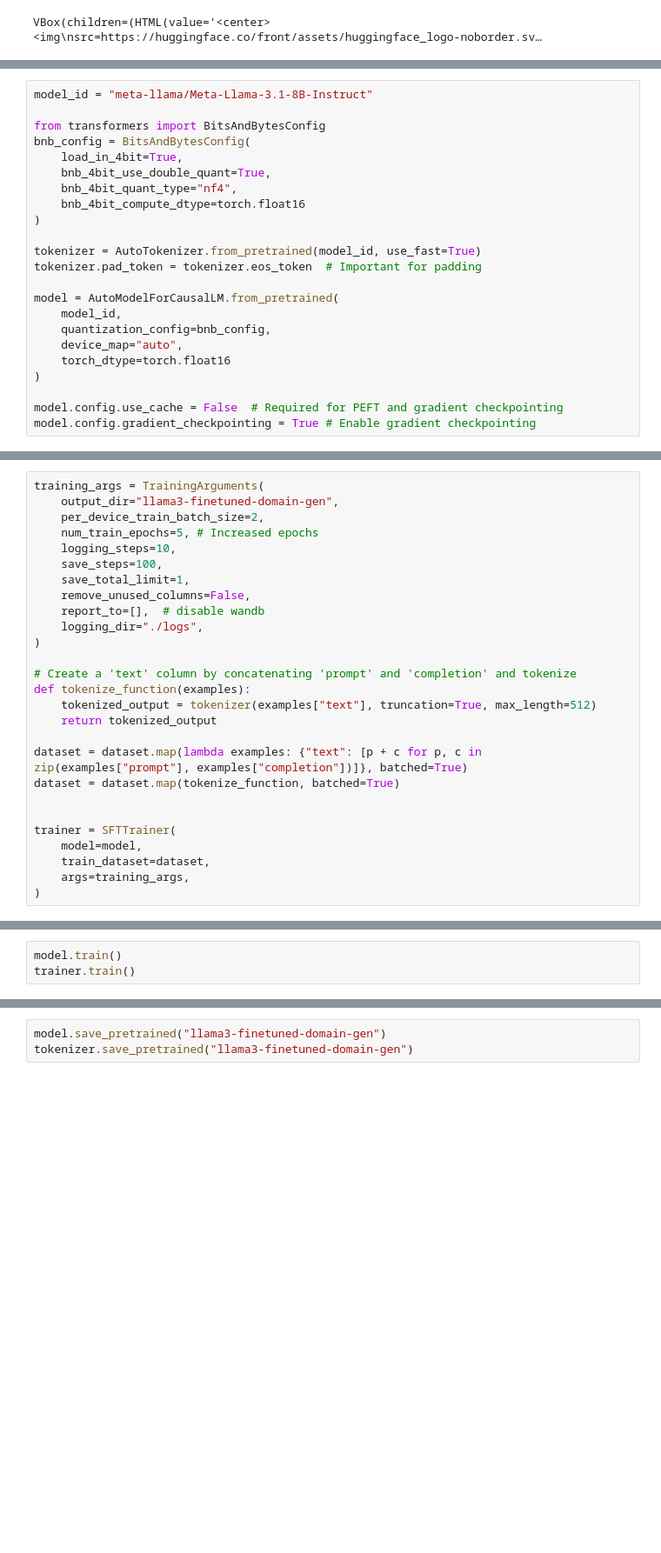
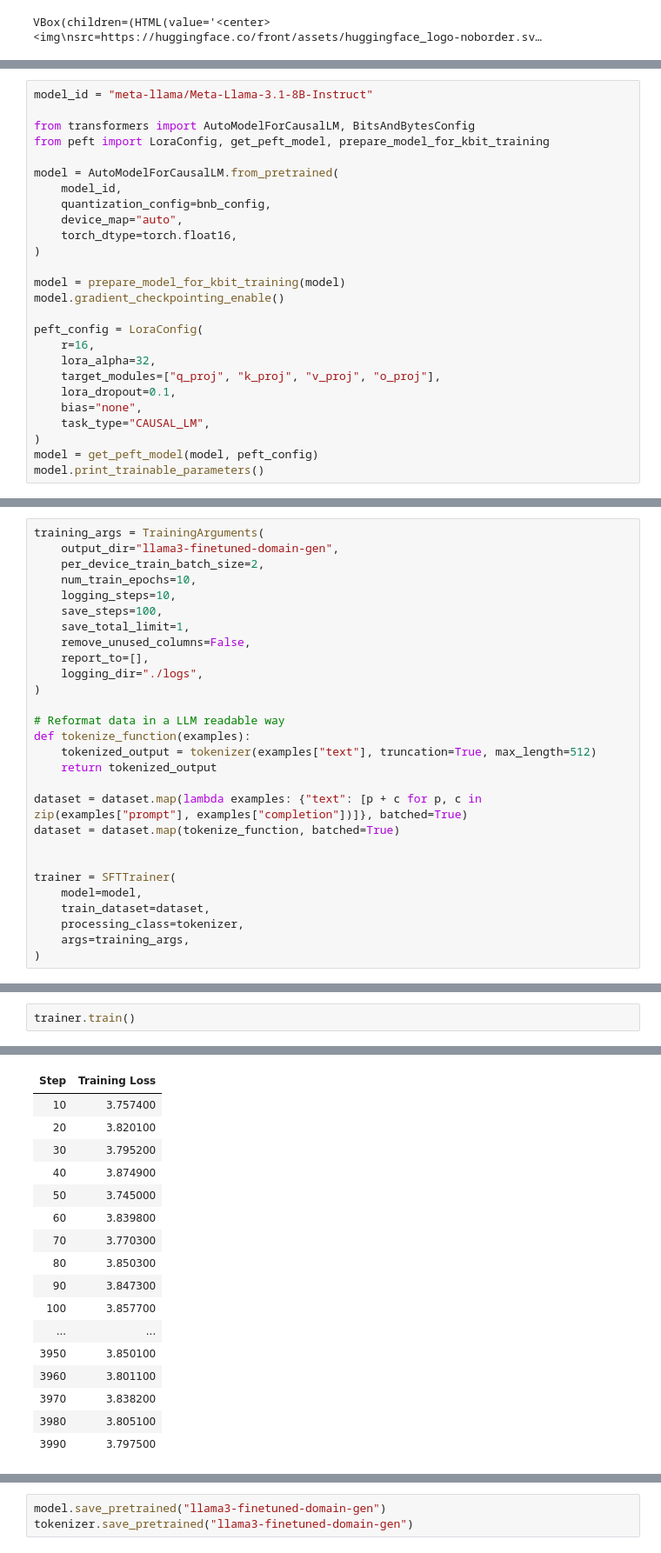
Before and after one commit to andrewywin/Domain_finetuning, a Jupyter notebook: domain_generation.ipynb, the cells around one changed output, grey strips where cells are left out. Shown: that part at 87% size. Drawn from its saved outputs; the diff is of its cells as text; blank space fills up the shorter version.

```diff
--- a/domain_generation.ipynb
+++ b/domain_generation.ipynb
@@ -125,23 +138,26 @@ VBox(children=(HTML(value='<center> <img\nsrc=https://huggingface.co/front/asset
 # %%
 model_id = "meta-llama/Meta-Llama-3.1-8B-Instruct"
 
-from transformers import BitsAndBytesConfig
-bnb_config = BitsAndBytesConfig(
-    load_in_4bit=True,
-    bnb_4bit_use_double_quant=True,
-    bnb_4bit_quant_type="nf4",
-    bnb_4bit_compute_dtype=torch.float16
-)
-
-tokenizer = AutoTokenizer.from_pretrained(model_id, use_fast=True)
-tokenizer.pad_token = tokenizer.eos_token  # Important for padding
+from transformers import AutoModelForCausalLM, BitsAndBytesConfig
+from peft import LoraConfig, get_peft_model, prepare_model_for_kbit_training
 
 model = AutoModelForCausalLM.from_pretrained(
     model_id,
     quantization_config=bnb_config,
     device_map="auto",
-    torch_dtype=torch.float16
+    torch_dtype=torch.float16,
 )
 
-model.config.use_cache = False  # Required for PEFT and gradient checkpointing
-model.config.gradient_checkpointing = True # Enable gradient checkpointing
+model = prepare_model_for_kbit_training(model)
+model.gradient_checkpointing_enable()
+
+peft_config = LoraConfig(
+    r=16,
+    lora_alpha=32,
+    target_modules=["q_proj", "k_proj", "v_proj", "o_proj"],
+    lora_dropout=0.1,
+    bias="none",
+    task_type="CAUSAL_LM",
+)
+model = get_peft_model(model, peft_config)
+model.print_trainable_parameters()
@@ -169,16 +176,16 @@ trainable params: 6,815,744 || all params: 8,037,076,992 || trainable%: 0.0848
 training_args = TrainingArguments(
     output_dir="llama3-finetuned-domain-gen",
     per_device_train_batch_size=2,
-    num_train_epochs=5, # Increased epochs
+    num_train_epochs=10,
     logging_steps=10,
     save_steps=100,
     save_total_limit=1,
     remove_unused_columns=False,
-    report_to=[],  # disable wandb
+    report_to=[],
     logging_dir="./logs",
 )
 
-# Create a 'text' column by concatenating 'prompt' and 'completion' and tokenize
+# Reformat data in a LLM readable way
 def tokenize_function(examples):
     tokenized_output = tokenizer(examples["text"], truncation=True, max_length=512)
     return tokenized_output
@@ -190,5 +197,6 @@ dataset = dataset.map(tokenize_function, batched=True)
 trainer = SFTTrainer(
     model=model,
     train_dataset=dataset,
+    processing_class=tokenizer,
     args=training_args,
 )
@@ -201,4 +205,3 @@ False
 # %%
-model.train()
 trainer.train()
 # %% [output]
@@ -205,0 +210,17 @@ RuntimeError: element 0 of tensors does not require grad and does not have a gra
+| Step | Training Loss |
+| 10 | 3.757400 |
+| 20 | 3.820100 |
+| 30 | 3.795200 |
+| 40 | 3.874900 |
+| 50 | 3.745000 |
+| 60 | 3.839800 |
+| 70 | 3.770300 |
+| 80 | 3.850300 |
+| 90 | 3.847300 |
+| 100 | 3.857700 |
+| ... | ... |
+| 3950 | 3.850100 |
+| 3960 | 3.801100 |
+| 3970 | 3.838200 |
+| 3980 | 3.805100 |
+| 3990 | 3.797500 |
```
Also changed, not shown: parts of 34 cells of this notebook.
